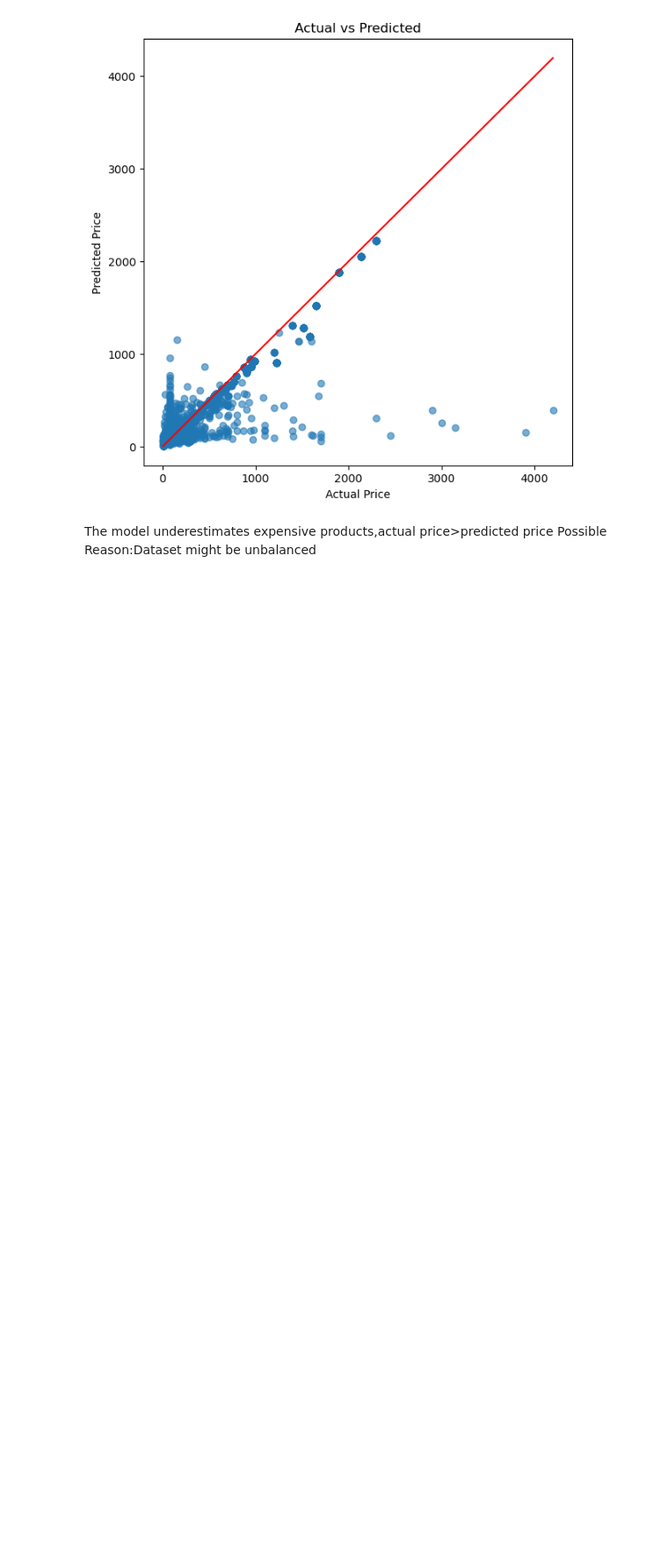
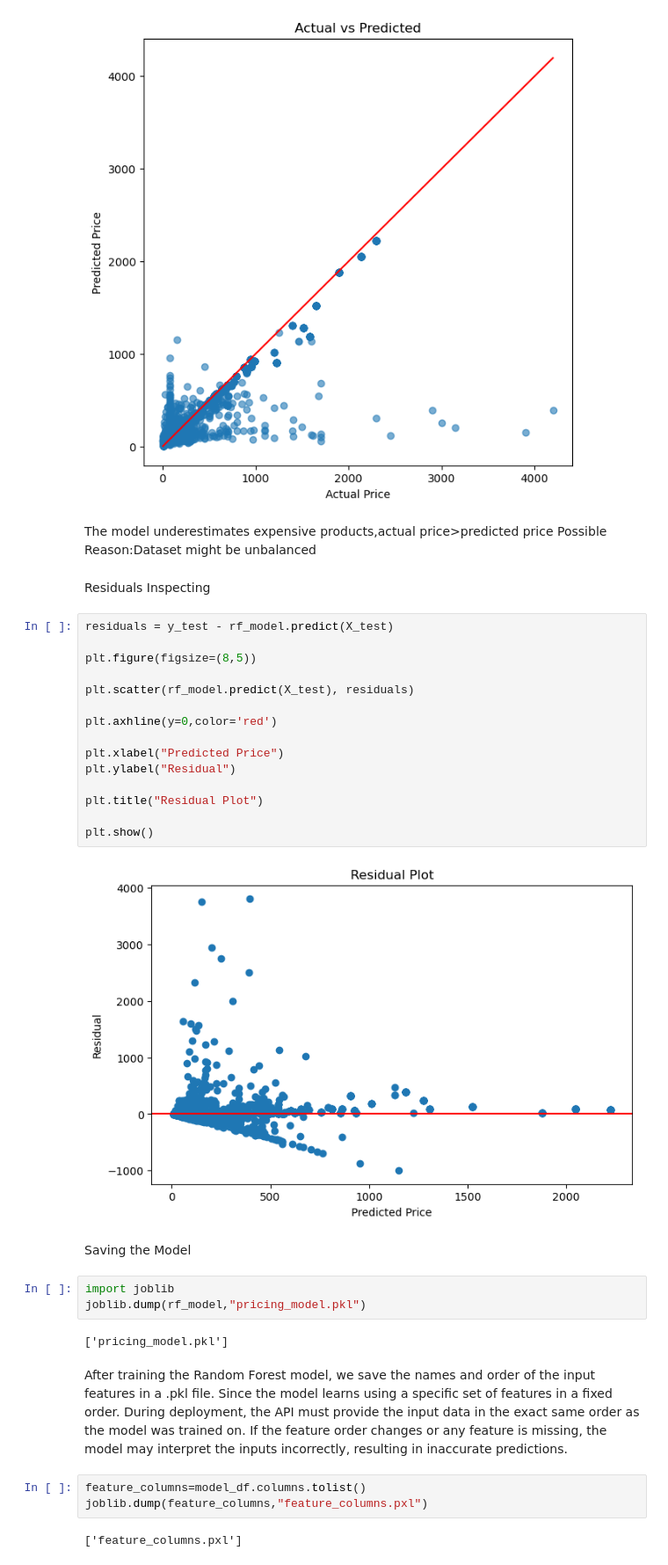
Before and after one commit to bhargavi30-dsa/AI-Powered-Ecommerce-Revenue-Intelligence-System, a Jupyter notebook: notebooks/visualization.ipynb, the cells around one changed output. Shown at 88% size. Cells and saved outputs as stored; diff of their text form; blank space fills up the shorter version.

Commit message:
updated_work-Saved the trained model in .pxl file and features_columns list to ensure the model gets the same order of features through API when the user inputs.

```diff
--- a/notebooks/visualization.ipynb
+++ b/notebooks/visualization.ipynb
@@ -490,3 +490,38 @@ plt.show()
 # %% [markdown]
 The model underestimates expensive products,actual price>predicted price
 Possible Reason:Dataset might be unbalanced
+# %% [markdown]
+Residuals Inspecting
+# %%
+residuals = y_test - rf_model.predict(X_test)
+
+plt.figure(figsize=(8,5))
+
+plt.scatter(rf_model.predict(X_test), residuals)
+
+plt.axhline(y=0,color='red')
+
+plt.xlabel("Predicted Price")
+plt.ylabel("Residual")
+
+plt.title("Residual Plot")
+
+plt.show()
+# %% [output]
+[figure, added]
+# %% [markdown]
+Saving the Model
+# %%
+import joblib
+joblib.dump(rf_model,"pricing_model.pkl")
+# %% [output]
+['pricing_model.pkl']
+# %% [markdown]
+After training the Random Forest model, we save the names and order of the input features in a .pkl file.
+Since the model learns using a specific set of features in a fixed order. During deployment, the API must provide the input data in the exact same order as the model was trained on.
+If the feature order changes or any feature is missing, the model may interpret the inputs incorrectly, resulting in inaccurate predictions.
+# %%
+feature_columns=model_df.columns.tolist()
+joblib.dump(feature_columns,"feature_columns.pxl")
+# %% [output]
+['feature_columns.pxl']
```
Also changed, not shown: 3 other files.
